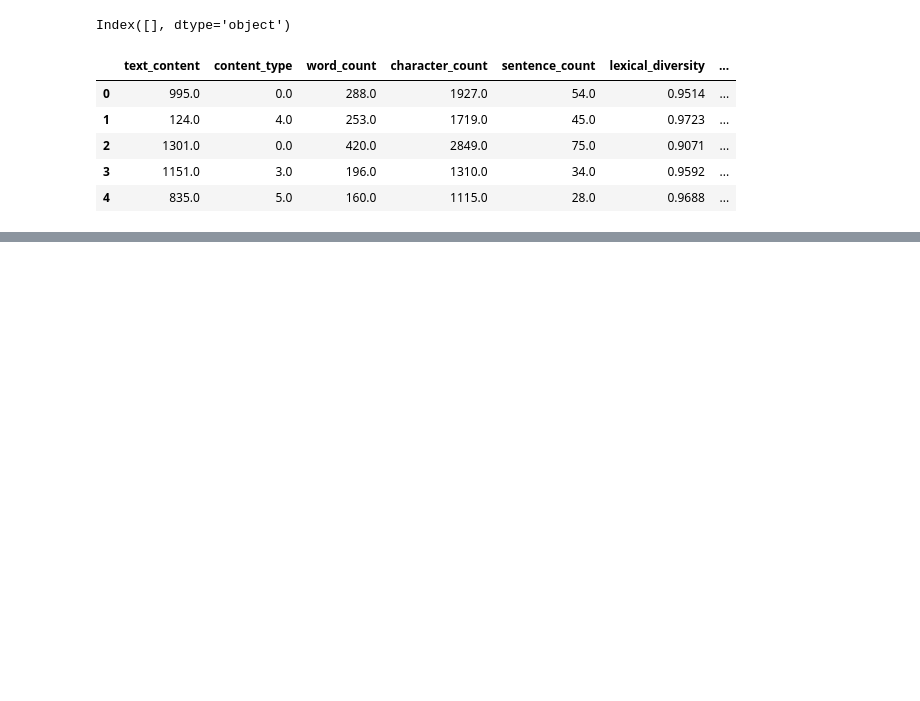
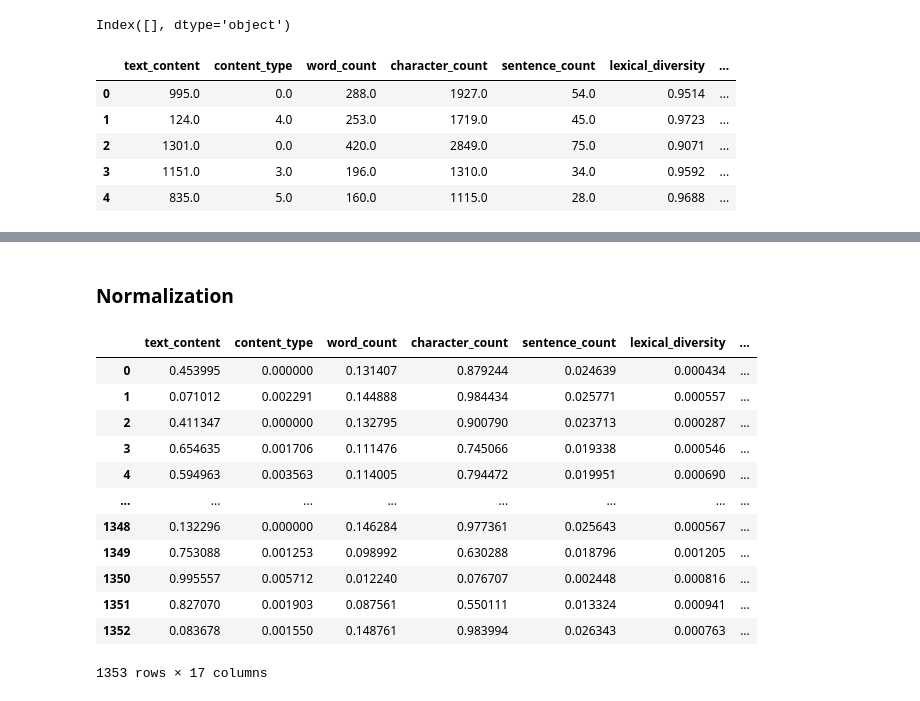
Before and after one commit to MfB010193/Machine-Learning-Pipeline, a Jupyter notebook: Machine Learning Pipeline.ipynb, the cells around one changed output, grey strips where cells are left out. Cells and saved outputs as stored; diff of their text form; code cells hidden in the pictures; blank space fills up the shorter version.

Commit message:
Corrilation between datas and Normalization of data

```diff
--- a/Machine Learning Pipeline.ipynb
+++ b/Machine Learning Pipeline.ipynb
@@ -445,0 +466,21 @@ inliers.head()
+# %% [markdown]
+### Normalization
+# %%
+normal_data = Normalizer()
+normalize_data = normal_data.fit_transform(inliers)
+normalize_df = pd.DataFrame(normalize_data, columns = inliers.columns)
+normalize_df
+# %% [output]
+|  | text_content | content_type | word_count | character_count | sentence_count | lexical_diversity | ... |
+| 0 | 0.453995 | 0.000000 | 0.131407 | 0.879244 | 0.024639 | 0.000434 | ... |
+| 1 | 0.071012 | 0.002291 | 0.144888 | 0.984434 | 0.025771 | 0.000557 | ... |
+| 2 | 0.411347 | 0.000000 | 0.132795 | 0.900790 | 0.023713 | 0.000287 | ... |
+| 3 | 0.654635 | 0.001706 | 0.111476 | 0.745066 | 0.019338 | 0.000546 | ... |
+| 4 | 0.594963 | 0.003563 | 0.114005 | 0.794472 | 0.019951 | 0.000690 | ... |
+| ... | ... | ... | ... | ... | ... | ... | ... |
+| 1348 | 0.132296 | 0.000000 | 0.146284 | 0.977361 | 0.025643 | 0.000567 | ... |
+| 1349 | 0.753088 | 0.001253 | 0.098992 | 0.630288 | 0.018796 | 0.001205 | ... |
+| 1350 | 0.995557 | 0.005712 | 0.012240 | 0.076707 | 0.002448 | 0.000816 | ... |
+| 1351 | 0.827070 | 0.001903 | 0.087561 | 0.550111 | 0.013324 | 0.000941 | ... |
+| 1352 | 0.083678 | 0.001550 | 0.148761 | 0.983994 | 0.026343 | 0.000763 | ... |
+1353 rows × 17 columns
```
Also changed, not shown: parts of 10 cells of this notebook.
